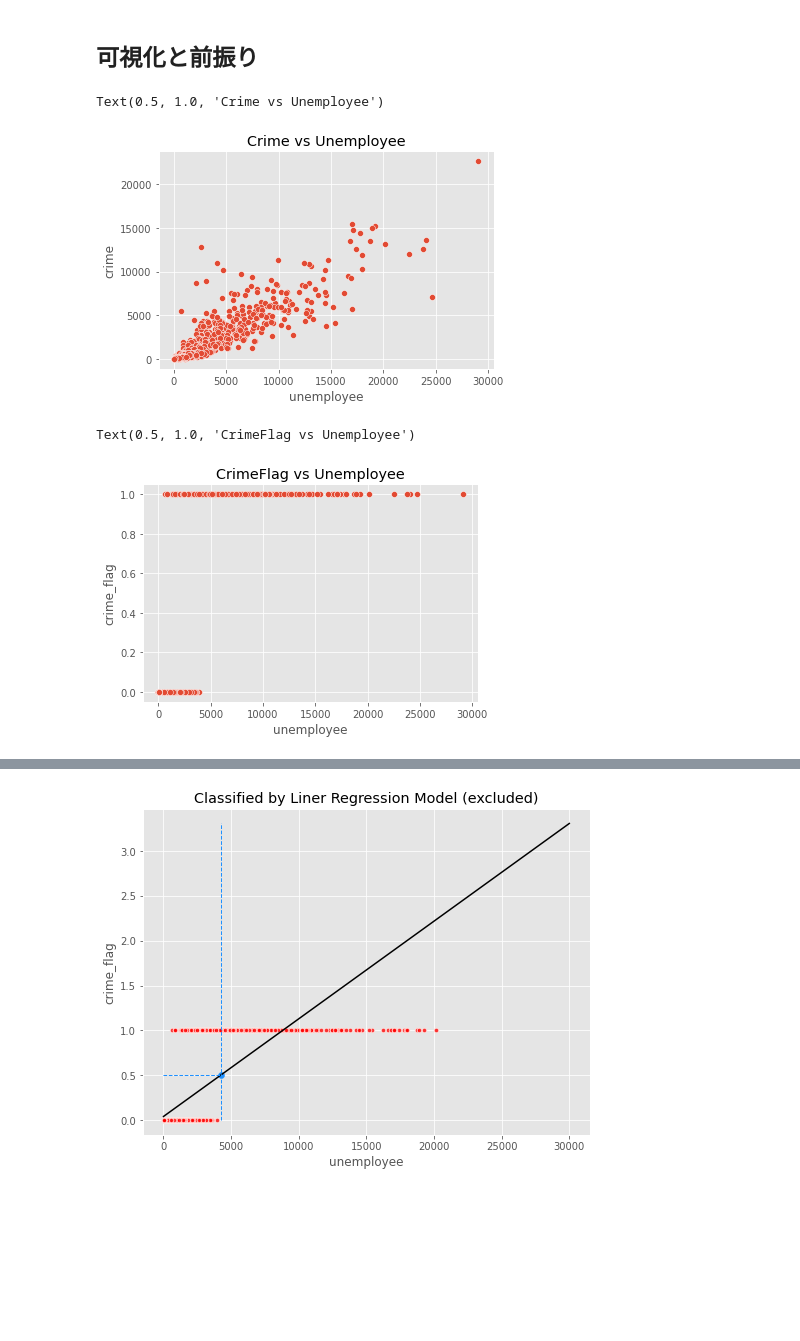
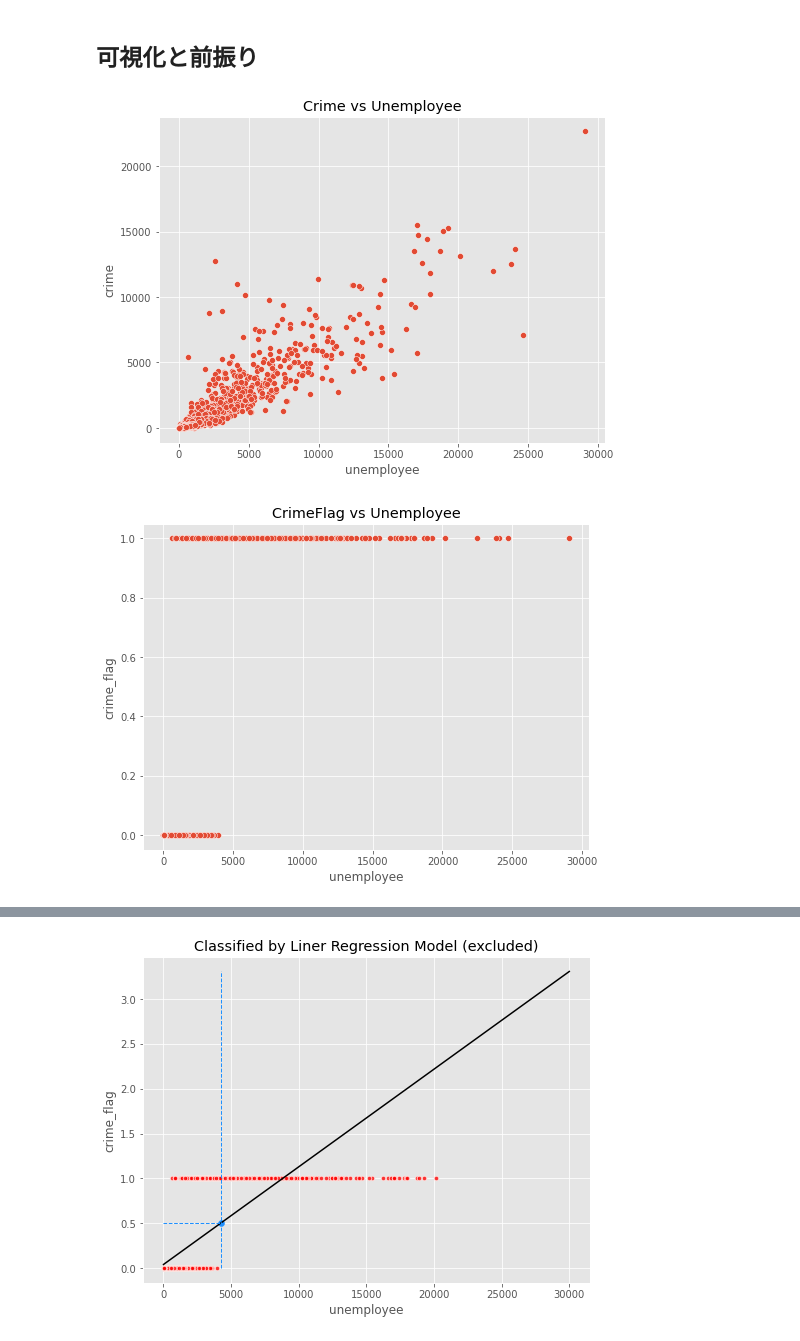
Before and after one commit to ioootarho/studyML, a Jupyter notebook: handson/src/LogisticRegression.ipynb, the cells around one changed output, grey strips where cells are left out. Saved outputs shown, nothing was run; the diff lists cells and outputs as text; code cells hidden in the pictures; blank space fills up the shorter version.

```diff
--- a/handson/src/LogisticRegression.ipynb
+++ b/handson/src/LogisticRegression.ipynb
@@ -30,23 +30,23 @@ data
 # %% [markdown]
 ## 可視化と前振り
 # %%
+fig = plt.figure(figsize=(8,6))
 sns.scatterplot(x='unemployee', y='crime', data=data)
 plt.title('Crime vs Unemployee')
-#plt.savefig('CrimeVsUnemployee.png')
+#fig.savefig('CrimeVsUnemployee.png')
 # %% [output]
-Text(0.5, 1.0, 'Crime vs Unemployee')
-[figure, old version]
+[figure, new version]
 # %%
 # 犯罪件数が平均以上の市町村にフラグを立てて新しい変数を作る
 threshold = data['crime'].mean()
 data['crime_flag'] = data['crime'].map(lambda x: 1 if x >= threshold else 0)
 
+fig = plt.figure(figsize=(8,6))
 sns.scatterplot(x='unemployee', y='crime_flag', data=data)
 plt.title('CrimeFlag vs Unemployee')
-#plt.savefig('CrimeFlagVsUnemployee.png')
+#fig.savefig('CrimeFlagVsUnemployee.png')
 # %% [output]
-Text(0.5, 1.0, 'CrimeFlag vs Unemployee')
-[figure, old version]
+[figure, new version]
 # %%
 # ヒストグラムを確認する
 sns.displot(x='crime', data=data, hue='crime_flag')
```
Also changed, not shown: parts of 3 cells of this notebook, 5 other files.
